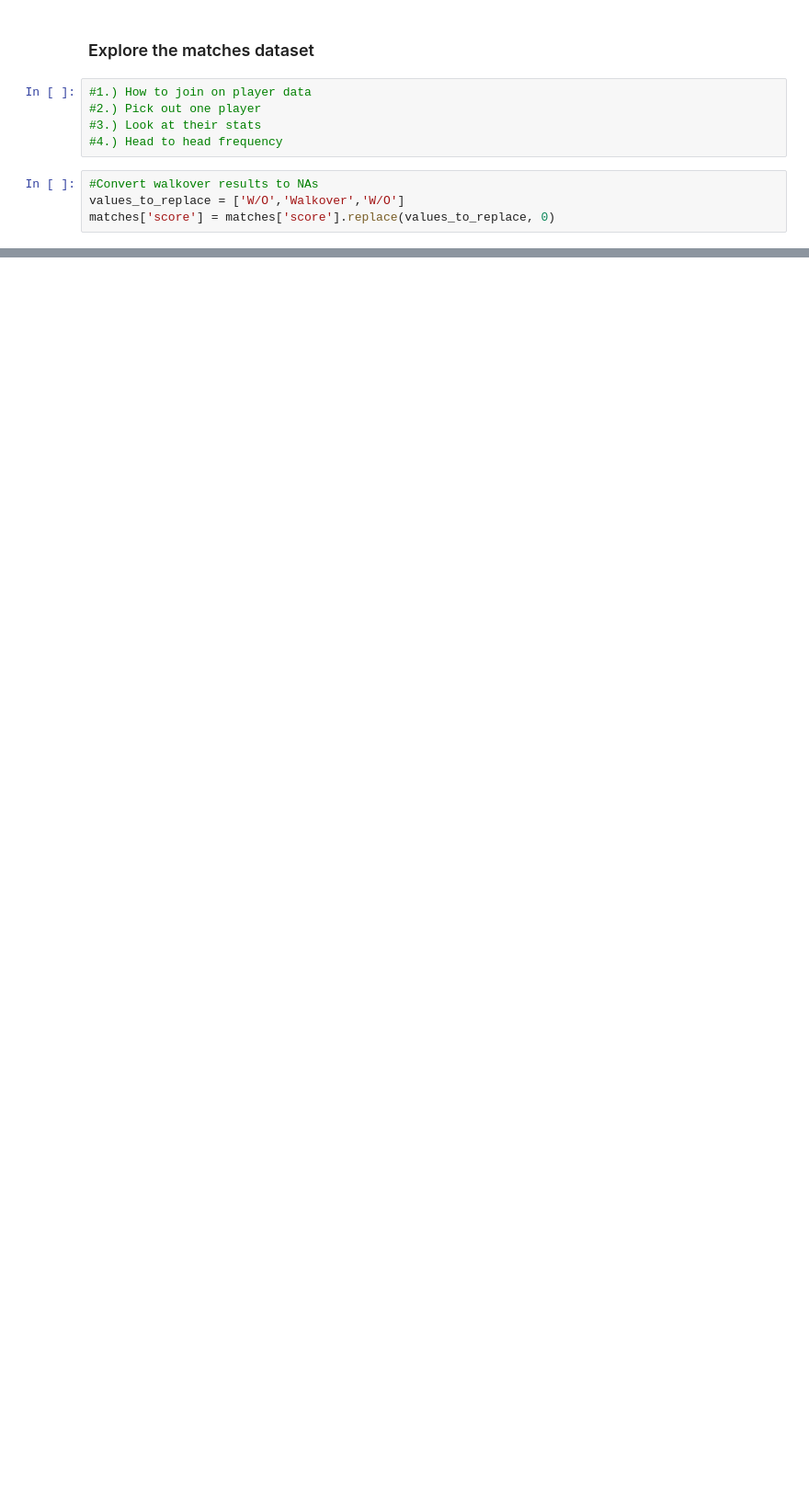
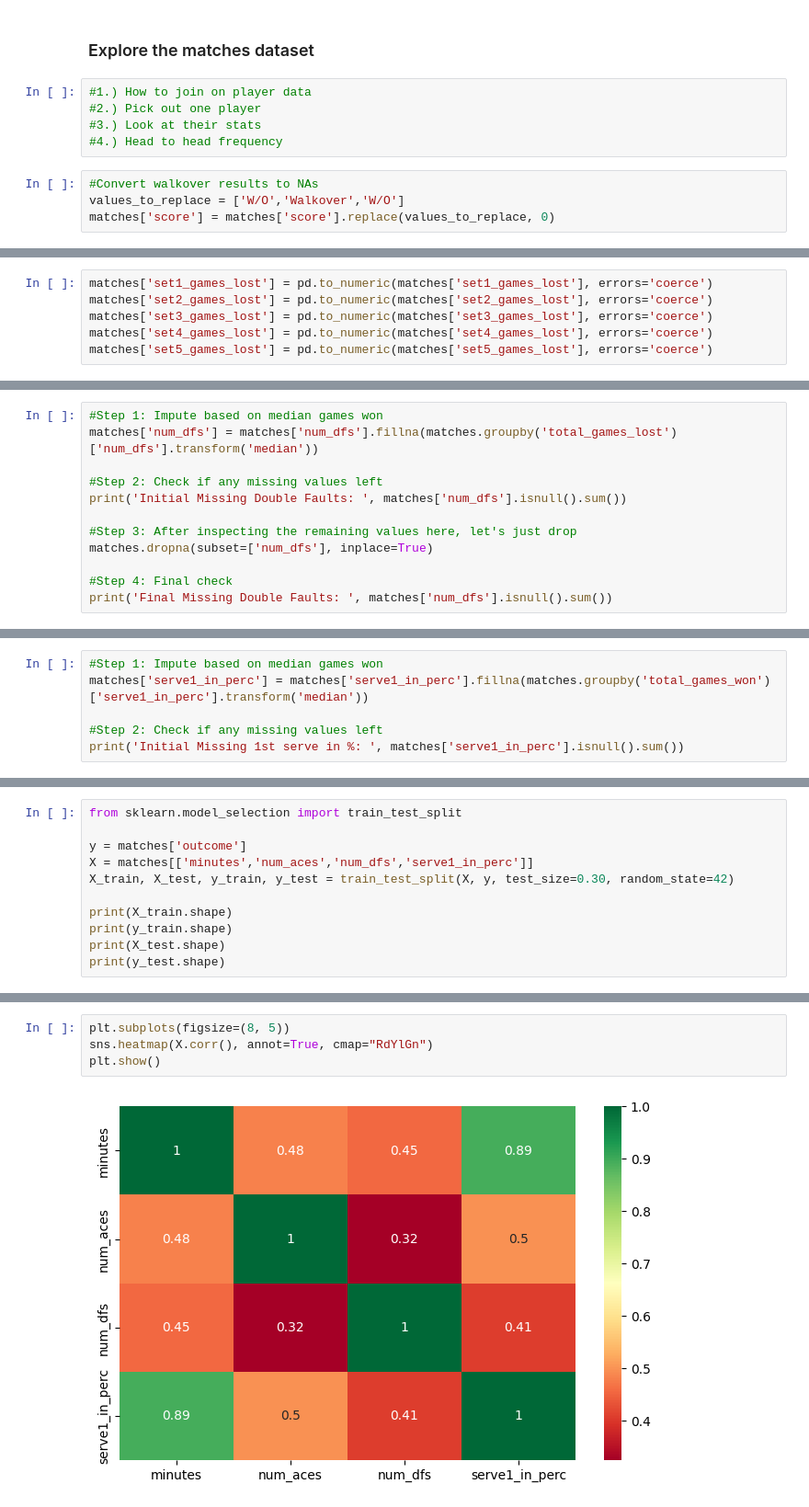
Before and after one commit to statzenthusiast921/ATP_Analysis, a Jupyter notebook: main/notebooks/ATP EDA 10.14.23.ipynb, the cells around one changed output, grey strips where cells are left out. Shown at 92% size. Saved outputs shown, nothing was run; the diff lists cells and outputs as text; blank space fills up the shorter version.

```diff
--- a/main/notebooks/ATP EDA 10.14.23.ipynb
+++ b/main/notebooks/ATP EDA 10.14.23.ipynb
@@ -444 +418,7 @@ roger_data['set5_games_lost'] = roger_data['set5_games_lost'].replace(values_to_
+# %%
+matches['set1_games_lost'] = pd.to_numeric(matches['set1_games_lost'], errors='coerce')
+matches['set2_games_lost'] = pd.to_numeric(matches['set2_games_lost'], errors='coerce')
+matches['set3_games_lost'] = pd.to_numeric(matches['set3_games_lost'], errors='coerce')
+matches['set4_games_lost'] = pd.to_numeric(matches['set4_games_lost'], errors='coerce')
+matches['set5_games_lost'] = pd.to_numeric(matches['set5_games_lost'], errors='coerce')
 # %%
@@ -465,0 +509,12 @@ roger_data.head(3)
+# %%
+#Step 1: Impute based on median games won
+matches['num_dfs'] = matches['num_dfs'].fillna(matches.groupby('total_games_lost')['num_dfs'].transform('median'))
+
+#Step 2: Check if any missing values left
+print('Initial Missing Double Faults: ', matches['num_dfs'].isnull().sum())
+
+#Step 3: After inspecting the remaining values here, let's just drop
+matches.dropna(subset=['num_dfs'], inplace=True)
+
+#Step 4: Final check
+print('Final Missing Double Faults: ', matches['num_dfs'].isnull().sum())
@@ -465,0 +526,6 @@ roger_data.head(3)
+# %%
+#Step 1: Impute based on median games won
+matches['serve1_in_perc'] = matches['serve1_in_perc'].fillna(matches.groupby('total_games_won')['serve1_in_perc'].transform('median'))
+
+#Step 2: Check if any missing values left
+print('Initial Missing 1st serve in %: ', matches['serve1_in_perc'].isnull().sum())
@@ -465,0 +536,11 @@ roger_data.head(3)
+# %%
+from sklearn.model_selection import train_test_split
+
+y = matches['outcome']
+X = matches[['minutes','num_aces','num_dfs','serve1_in_perc']]
+X_train, X_test, y_train, y_test = train_test_split(X, y, test_size=0.30, random_state=42)
+
+print(X_train.shape)
+print(y_train.shape)
+print(X_test.shape)
+print(y_test.shape)
@@ -465,0 +552,6 @@ roger_data.head(3)
+# %%
+plt.subplots(figsize=(8, 5))
+sns.heatmap(X.corr(), annot=True, cmap="RdYlGn")
+plt.show()
+# %% [output]
+[figure, added]
```
Also changed, not shown: parts of 30 cells of this notebook.
